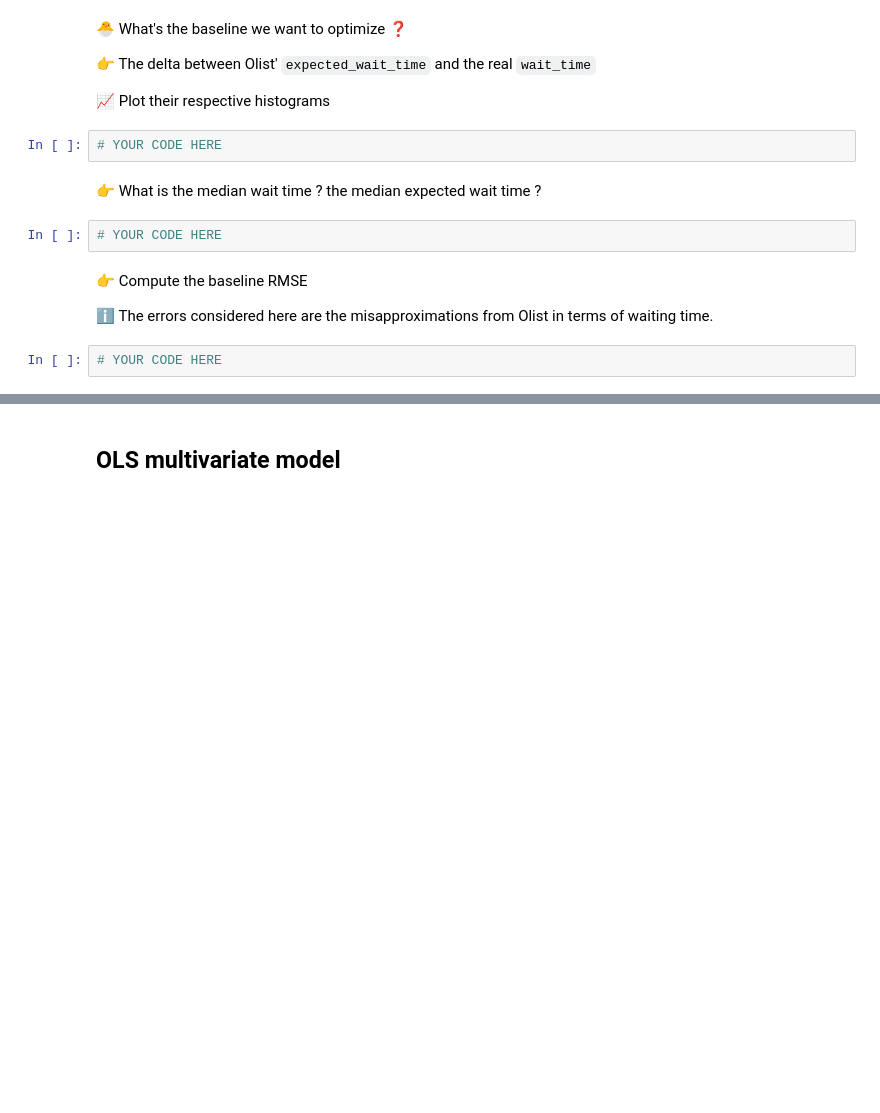
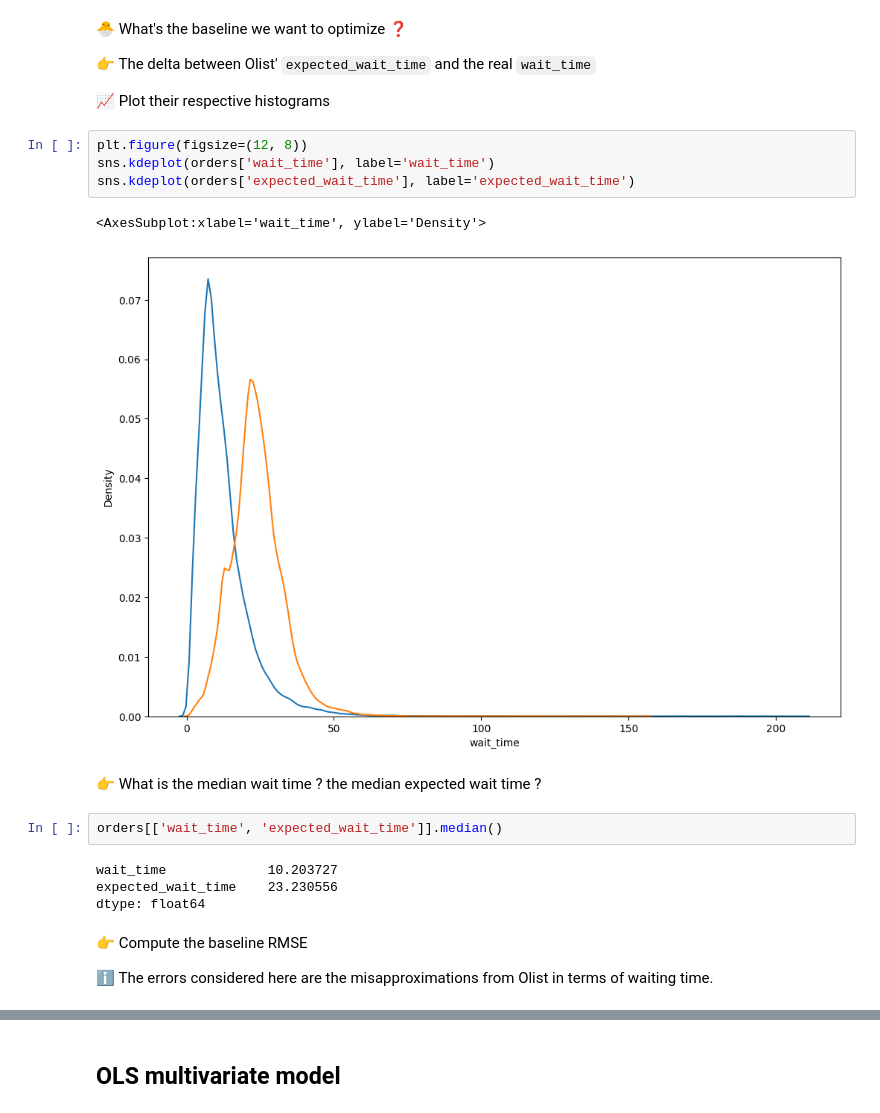
Before and after one commit to francoisgirard51/data-olist_delivery_time, a Jupyter notebook: delivery_time.ipynb, the cells around one changed output, grey strips where cells are left out. Saved outputs shown, nothing was run; the diff lists cells and outputs as text; blank space fills up the shorter version.

Commit message:
delivery time

```diff
--- a/delivery_time.ipynb
+++ b/delivery_time.ipynb
@@ -38,15 +64,22 @@ orders.info()
 👉 The delta between Olist' `expected_wait_time` and the real `wait_time`
 
 📈 Plot their respective histograms
-# %%
-# YOUR CODE HERE
+# %%
+plt.figure(figsize=(12, 8))
+sns.kdeplot(orders['wait_time'], label='wait_time')
+sns.kdeplot(orders['expected_wait_time'], label='expected_wait_time')
+# %% [output]
+<AxesSubplot:xlabel='wait_time', ylabel='Density'>
+[figure, added]
 # %% [markdown]
 👉 What is the median wait time ? the median expected wait time ?
-# %%
-# YOUR CODE HERE
+# %%
+orders[['wait_time', 'expected_wait_time']].median()
+# %% [output]
+wait_time             10.203727
+expected_wait_time    23.230556
+dtype: float64
 # %% [markdown]
 👉 Compute the baseline RMSE
 
 ℹ️ The errors considered here are the misapproximations from Olist in terms of waiting time.
-# %%
-# YOUR CODE HERE
```
Also changed, not shown: parts of 34 cells of this notebook.
